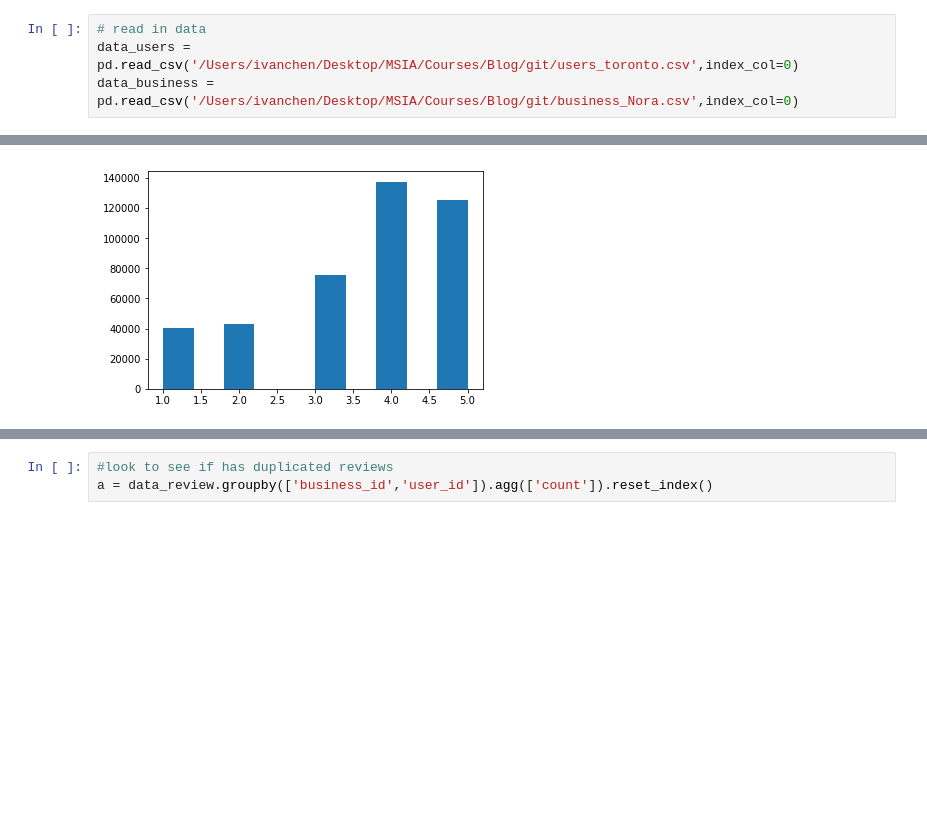
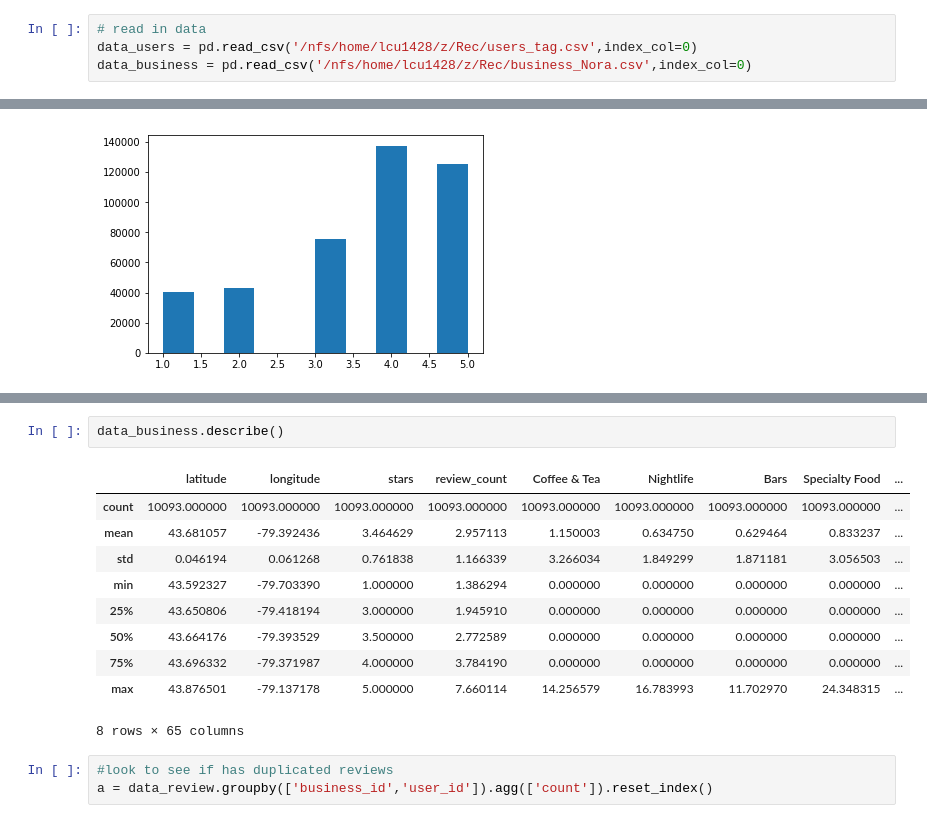
Before and after one commit to Ivanclj/Yelp-Recommender, a Jupyter notebook: Restaurant Recommender.ipynb, the cells around one changed output, grey strips where cells are left out. Saved outputs shown, nothing was run; the diff lists cells and outputs as text; blank space fills up the shorter version.

```diff
--- a/Restaurant Recommender.ipynb
+++ b/Restaurant Recommender.ipynb
@@ -27,8 +28,8 @@ import Rec_fx as rf
 # imp.reload(rf)
 # %%
 # read in data
-data_users = pd.read_csv('/Users/ivanchen/Desktop/MSIA/Courses/Blog/git/users_toronto.csv',index_col=0)
-data_business = pd.read_csv('/Users/ivanchen/Desktop/MSIA/Courses/Blog/git/business_Nora.csv',index_col=0)
+data_users = pd.read_csv('/nfs/home/lcu1428/z/Rec/users_tag.csv',index_col=0)
+data_business = pd.read_csv('/nfs/home/lcu1428/z/Rec/business_Nora.csv',index_col=0)
 # %%
 data_review = pd.read_csv('/Users/ivanchen/Desktop/MSIA/Courses/Blog/git/reviews_toronto.csv',index_col=0)
 # %%
@@ -346,3 +425,16 @@ plt.hist(data_review.stars) # lots of 4 and 5s.
+# %%
+data_business.describe()
+# %% [output]
+|  | latitude | longitude | stars | review_count | Coffee & Tea | Nightlife | Bars | Specialty Food | ... |
+| count | 10093.000000 | 10093.000000 | 10093.000000 | 10093.000000 | 10093.000000 | 10093.000000 | 10093.000000 | 10093.000000 | ... |
+| mean | 43.681057 | -79.392436 | 3.464629 | 2.957113 | 1.150003 | 0.634750 | 0.629464 | 0.833237 | ... |
+| std | 0.046194 | 0.061268 | 0.761838 | 1.166339 | 3.266034 | 1.849299 | 1.871181 | 3.056503 | ... |
+| min | 43.592327 | -79.703390 | 1.000000 | 1.386294 | 0.000000 | 0.000000 | 0.000000 | 0.000000 | ... |
+| 25% | 43.650806 | -79.418194 | 3.000000 | 1.945910 | 0.000000 | 0.000000 | 0.000000 | 0.000000 | ... |
+| 50% | 43.664176 | -79.393529 | 3.500000 | 2.772589 | 0.000000 | 0.000000 | 0.000000 | 0.000000 | ... |
+| 75% | 43.696332 | -79.371987 | 4.000000 | 3.784190 | 0.000000 | 0.000000 | 0.000000 | 0.000000 | ... |
+| max | 43.876501 | -79.137178 | 5.000000 | 7.660114 | 14.256579 | 16.783993 | 11.702970 | 24.348315 | ... |
+8 rows × 65 columns
 # %%
 #look to see if has duplicated reviews
 a = data_review.groupby(['business_id','user_id']).agg(['count']).reset_index()
```
Also changed, not shown: parts of 42 cells of this notebook, 1 other file.
